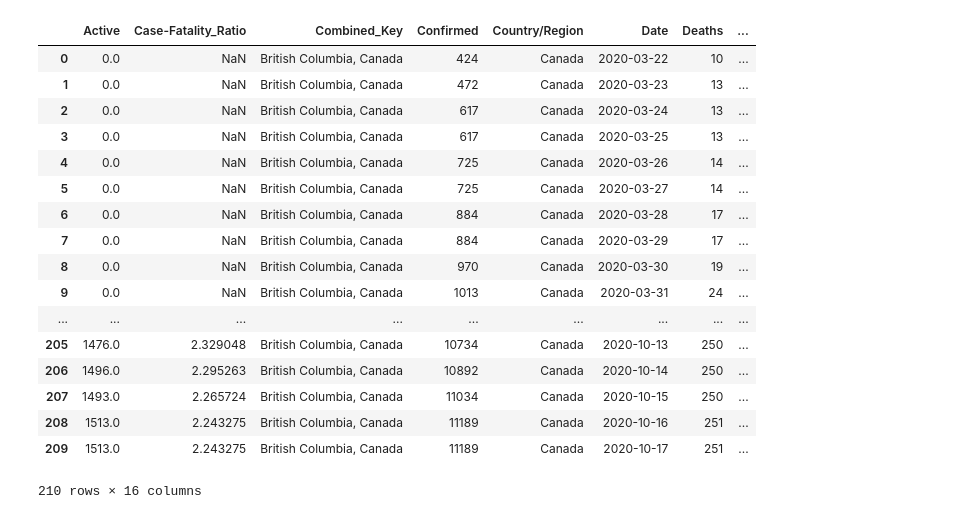
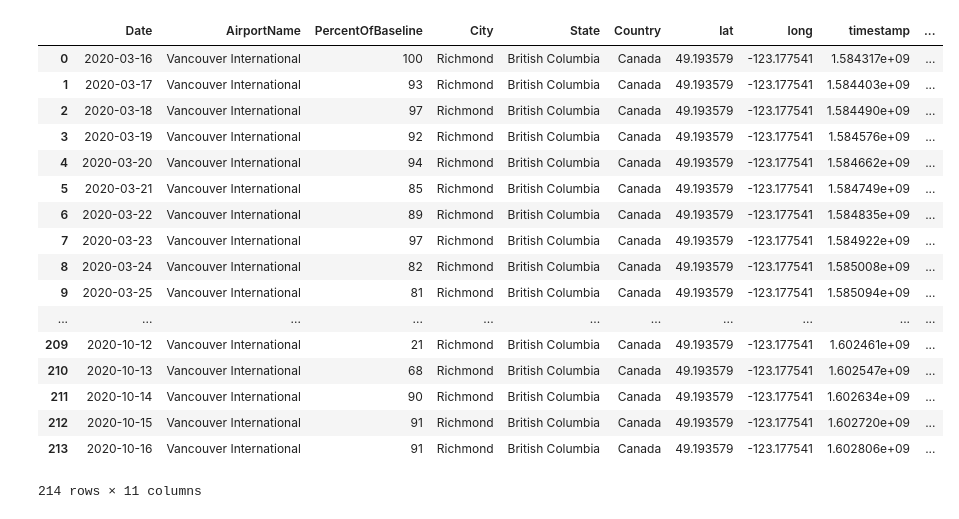
Before and after one commit to clement-ip/covid-airport-travel, a Jupyter notebook: analyze_both.ipynb, the cells around one changed output. Cells and saved outputs as stored; diff of their text form; code cells hidden in the pictures.

```diff
--- a/analyze_both.ipynb
+++ b/analyze_both.ipynb
@@ -1,39 +1,41 @@
 # %%
 import numpy as np
 import pandas as pd
 import matplotlib.pyplot as plt
 import geopandas as gpd
 import shapely
 import seaborn as sns
 from scipy import stats
 import datetime
 from sklearn.linear_model import LinearRegression
 from sklearn.pipeline import make_pipeline
 from sklearn.preprocessing import PolynomialFeatures
 sns.set()
 
+yvr = pd.read_csv('yvr4analyze_both.csv',index_col =0, parse_dates = [1])
 yvrCases = pd.read_csv('Covid-Data/yvr-modified.csv', index_col =0, parse_dates = [6])
 # yvr, yvrCases
-%store -r
+#%store -r
+yvr
 # %% [output]
-|  | Active | Case-Fatality_Ratio | Combined_Key | Confirmed | Country/Region | Date | Deaths | ... |
-| 0 | 0.0 | NaN | British Columbia, Canada | 424 | Canada | 2020-03-22 | 10 | ... |
-| 1 | 0.0 | NaN | British Columbia, Canada | 472 | Canada | 2020-03-23 | 13 | ... |
-| 2 | 0.0 | NaN | British Columbia, Canada | 617 | Canada | 2020-03-24 | 13 | ... |
-| 3 | 0.0 | NaN | British Columbia, Canada | 617 | Canada | 2020-03-25 | 13 | ... |
-| 4 | 0.0 | NaN | British Columbia, Canada | 725 | Canada | 2020-03-26 | 14 | ... |
-| 5 | 0.0 | NaN | British Columbia, Canada | 725 | Canada | 2020-03-27 | 14 | ... |
-| 6 | 0.0 | NaN | British Columbia, Canada | 884 | Canada | 2020-03-28 | 17 | ... |
-| 7 | 0.0 | NaN | British Columbia, Canada | 884 | Canada | 2020-03-29 | 17 | ... |
-| 8 | 0.0 | NaN | British Columbia, Canada | 970 | Canada | 2020-03-30 | 19 | ... |
-| 9 | 0.0 | NaN | British Columbia, Canada | 1013 | Canada | 2020-03-31 | 24 | ... |
-| ... | ... | ... | ... | ... | ... | ... | ... | ... |
-| 205 | 1476.0 | 2.329048 | British Columbia, Canada | 10734 | Canada | 2020-10-13 | 250 | ... |
-| 206 | 1496.0 | 2.295263 | British Columbia, Canada | 10892 | Canada | 2020-10-14 | 250 | ... |
-| 207 | 1493.0 | 2.265724 | British Columbia, Canada | 11034 | Canada | 2020-10-15 | 250 | ... |
-| 208 | 1513.0 | 2.243275 | British Columbia, Canada | 11189 | Canada | 2020-10-16 | 251 | ... |
-| 209 | 1513.0 | 2.243275 | British Columbia, Canada | 11189 | Canada | 2020-10-17 | 251 | ... |
+|  | Date | AirportName | PercentOfBaseline | City | State | Country | lat | long | timestamp | ... |
+| 0 | 2020-03-16 | Vancouver International | 100 | Richmond | British Columbia | Canada | 49.193579 | -123.177541 | 1.584317e+09 | ... |
+| 1 | 2020-03-17 | Vancouver International | 93 | Richmond | British Columbia | Canada | 49.193579 | -123.177541 | 1.584403e+09 | ... |
+| 2 | 2020-03-18 | Vancouver International | 97 | Richmond | British Columbia | Canada | 49.193579 | -123.177541 | 1.584490e+09 | ... |
+| 3 | 2020-03-19 | Vancouver International | 92 | Richmond | British Columbia | Canada | 49.193579 | -123.177541 | 1.584576e+09 | ... |
+| 4 | 2020-03-20 | Vancouver International | 94 | Richmond | British Columbia | Canada | 49.193579 | -123.177541 | 1.584662e+09 | ... |
+| 5 | 2020-03-21 | Vancouver International | 85 | Richmond | British Columbia | Canada | 49.193579 | -123.177541 | 1.584749e+09 | ... |
+| 6 | 2020-03-22 | Vancouver International | 89 | Richmond | British Columbia | Canada | 49.193579 | -123.177541 | 1.584835e+09 | ... |
+| 7 | 2020-03-23 | Vancouver International | 97 | Richmond | British Columbia | Canada | 49.193579 | -123.177541 | 1.584922e+09 | ... |
+| 8 | 2020-03-24 | Vancouver International | 82 | Richmond | British Columbia | Canada | 49.193579 | -123.177541 | 1.585008e+09 | ... |
+| 9 | 2020-03-25 | Vancouver International | 81 | Richmond | British Columbia | Canada | 49.193579 | -123.177541 | 1.585094e+09 | ... |
+| ... | ... | ... | ... | ... | ... | ... | ... | ... | ... | ... |
+| 209 | 2020-10-12 | Vancouver International | 21 | Richmond | British Columbia | Canada | 49.193579 | -123.177541 | 1.602461e+09 | ... |
+| 210 | 2020-10-13 | Vancouver International | 68 | Richmond | British Columbia | Canada | 49.193579 | -123.177541 | 1.602547e+09 | ... |
+| 211 | 2020-10-14 | Vancouver International | 90 | Richmond | British Columbia | Canada | 49.193579 | -123.177541 | 1.602634e+09 | ... |
+| 212 | 2020-10-15 | Vancouver International | 91 | Richmond | British Columbia | Canada | 49.193579 | -123.177541 | 1.602720e+09 | ... |
+| 213 | 2020-10-16 | Vancouver International | 91 | Richmond | British Columbia | Canada | 49.193579 | -123.177541 | 1.602806e+09 | ... |
-210 rows × 16 columns
+214 rows × 11 columns
 # %%
 plt.figure(figsize = (20,5))
 plt.plot(yvr["Date"], yvr['PercentOfBaseline'], 'b-', label = 'Percentage Baseline')
```
Also changed, not shown: parts of 6 cells of this notebook, 2 other files.
